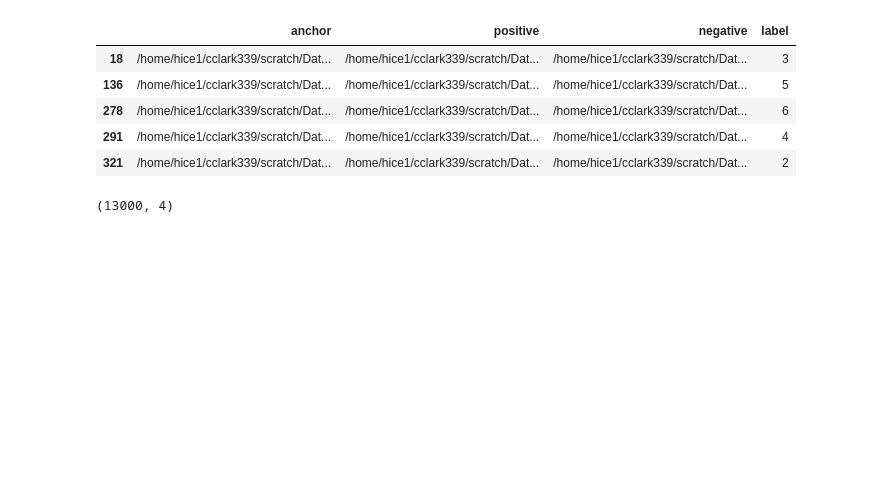
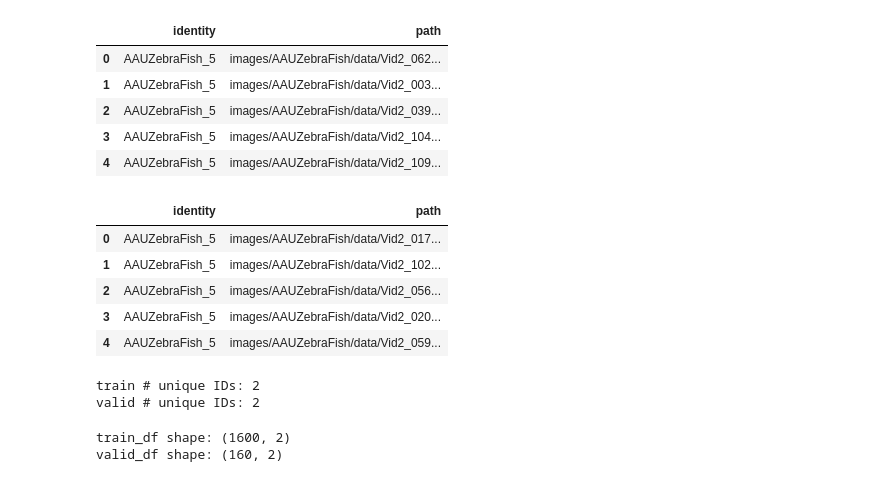
Before and after one commit to Human-Augment-Analytics/CichlidBowerTracking, a Jupyter notebook: cichlid_bower_tracking/debugging_and_experiments.ipynb, the cells around one changed output. Saved outputs shown, nothing was run; the diff lists cells and outputs as text; code cells hidden in the pictures; blank space fills up the shorter version.

Commit message:
Overhauled debugging_and_experiments.ipynb

```diff
--- a/cichlid_bower_tracking/debugging_and_experiments.ipynb
+++ b/cichlid_bower_tracking/debugging_and_experiments.ipynb
@@ -309,14 +42,14 @@ Epoch 1 Checkpoint Saved!
 # %%
-# dataset paths
-DATASET_PATH = '/home/hice1/cclark339/scratch/Data/ImageNet-1K/imagenet1k-triplets.csv'
+# paths
+BASE_DATA_DIR = '/home/hice1/cclark339/scratch/Data/WildlifeReID-10K/'
+TRAIN_META = BASE_DATA_DIR + 'train_metadata.csv'
+VALID_META = BASE_DATA_DIR + 'valid_metadata.csv'
 
-# data splitting args
-NUM_CLASSES = 10
-RANDOM_STATE = 42
-TEST_SIZE = 0.1
-SHUFFLE = True
+CHECKPOINTS_DIR = '/home/hice1/cclark339/scratch/Checkpoints/Experimentation/'
+EMBEDDINGS_DIR = '/home/hice1/cclark339/scratch/Embeddings/Experimentation/'
+TRIPLETS_DIR = '/home/hice1/cclark339/scratch/Triplets/Experimentation/'
 
-# data augmentation args
+# transform args
 TRAIN_DIM = 224
 VALID_DIM = 256
 
@@ -330,9 +63,9 @@ NORM_STDS = [0.229, 0.224, 0.225]
 
 # setup args
 BATCH_SIZE = 16
+NUM_CLASSES = 7747
 CHANNELS = 3
 NUM_EPOCHS = 10
-CHECKPOINTS_DIR = '/home/hice1/cclark339/scratch/Checkpoints/Experimentation/'
 DEVICE = 'gpu'
 GPU_ID = 0
 START_EPOCH = 0
@@ -361,26 +94,47 @@ PATIENCE = 10
 WARMUP_EPOCHS = 3
 ETA_MIN = 0.0
 
-# PVT args
-NAME = 'pvt_v2_b2'
-DROP_RATE = 0.0
-PRETRAINED = False
+# triplet mining args
+NUM_TRIPLETS = 20
+NUM_WORKERS = 1
+THETAS = [0.3, 0.6]
+PRETR_MODEL = 'tf_efficientnet_b5.ns_jft_in1k'
+MAX_ATTEMPTS = 100
+P_MAX = 1.0
+MARGIN = 1.0
+REMINE_FREQ = 5
-# %%
-df = pd.read_csv(DATASET_PATH)
-df = df[df['label'] < NUM_CLASSES]
-
-df.head()
-# %% [output]
-|  | anchor | positive | negative | label |
-| 18 | /home/hice1/cclark339/scratch/Dat... | /home/hice1/cclark339/scratch/Dat... | /home/hice1/cclark339/scratch/Dat... | 3 |
-| 136 | /home/hice1/cclark339/scratch/Dat... | /home/hice1/cclark339/scratch/Dat... | /home/hice1/cclark339/scratch/Dat... | 5 |
-| 278 | /home/hice1/cclark339/scratch/Dat... | /home/hice1/cclark339/scratch/Dat... | /home/hice1/cclark339/scratch/Dat... | 6 |
-| 291 | /home/hice1/cclark339/scratch/Dat... | /home/hice1/cclark339/scratch/Dat... | /home/hice1/cclark339/scratch/Dat... | 4 |
-| 321 | /home/hice1/cclark339/scratch/Dat... | /home/hice1/cclark339/scratch/Dat... | /home/hice1/cclark339/scratch/Dat... | 2 |
-# %%
-df.shape
-# %% [output]
-(13000, 4)
+# %%
+train_df = pd.read_csv(TRAIN_META)[['identity', 'path']].iloc[:1600]
+train_df.head()
+# %% [output]
+|  | identity | path |
+| 0 | AAUZebraFish_5 | images/AAUZebraFish/data/Vid2_062... |
+| 1 | AAUZebraFish_5 | images/AAUZebraFish/data/Vid2_003... |
+| 2 | AAUZebraFish_5 | images/AAUZebraFish/data/Vid2_039... |
+| 3 | AAUZebraFish_5 | images/AAUZebraFish/data/Vid2_104... |
+| 4 | AAUZebraFish_5 | images/AAUZebraFish/data/Vid2_109... |
+# %%
+valid_df = pd.read_csv(VALID_META)[['identity', 'path']].iloc[:160]
+valid_df.head()
+# %% [output]
+|  | identity | path |
+| 0 | AAUZebraFish_5 | images/AAUZebraFish/data/Vid2_017... |
+| 1 | AAUZebraFish_5 | images/AAUZebraFish/data/Vid2_102... |
+| 2 | AAUZebraFish_5 | images/AAUZebraFish/data/Vid2_056... |
+| 3 | AAUZebraFish_5 | images/AAUZebraFish/data/Vid2_020... |
+| 4 | AAUZebraFish_5 | images/AAUZebraFish/data/Vid2_059... |
+# %%
+print(f'train # unique IDs: {train_df["identity"].nunique()}')
+print(f'valid # unique IDs: {valid_df["identity"].nunique()}')
+# %% [output]
+train # unique IDs: 2
+valid # unique IDs: 2
+# %%
+print(f'train_df shape: {train_df.shape}')
+print(f'valid_df shape: {valid_df.shape}')
+# %% [output]
+train_df shape: (1600, 2)
+valid_df shape: (160, 2)
 # %%
 train_transform = [
     Lambda(lambda img: img.repeat(3, 1, 1) if img.shape[0] == 1 else img),
```
Also changed, not shown: parts of 81 cells of this notebook.
